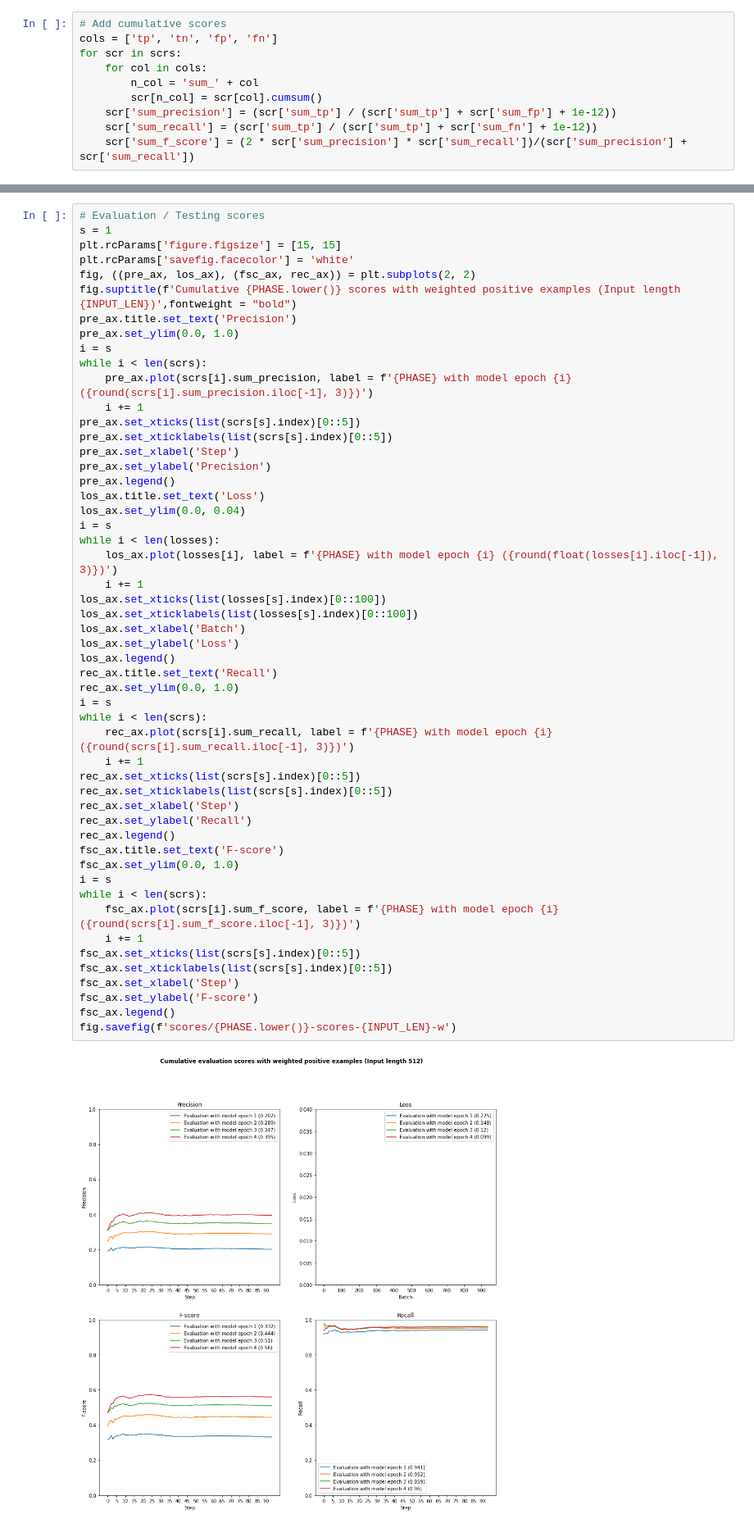
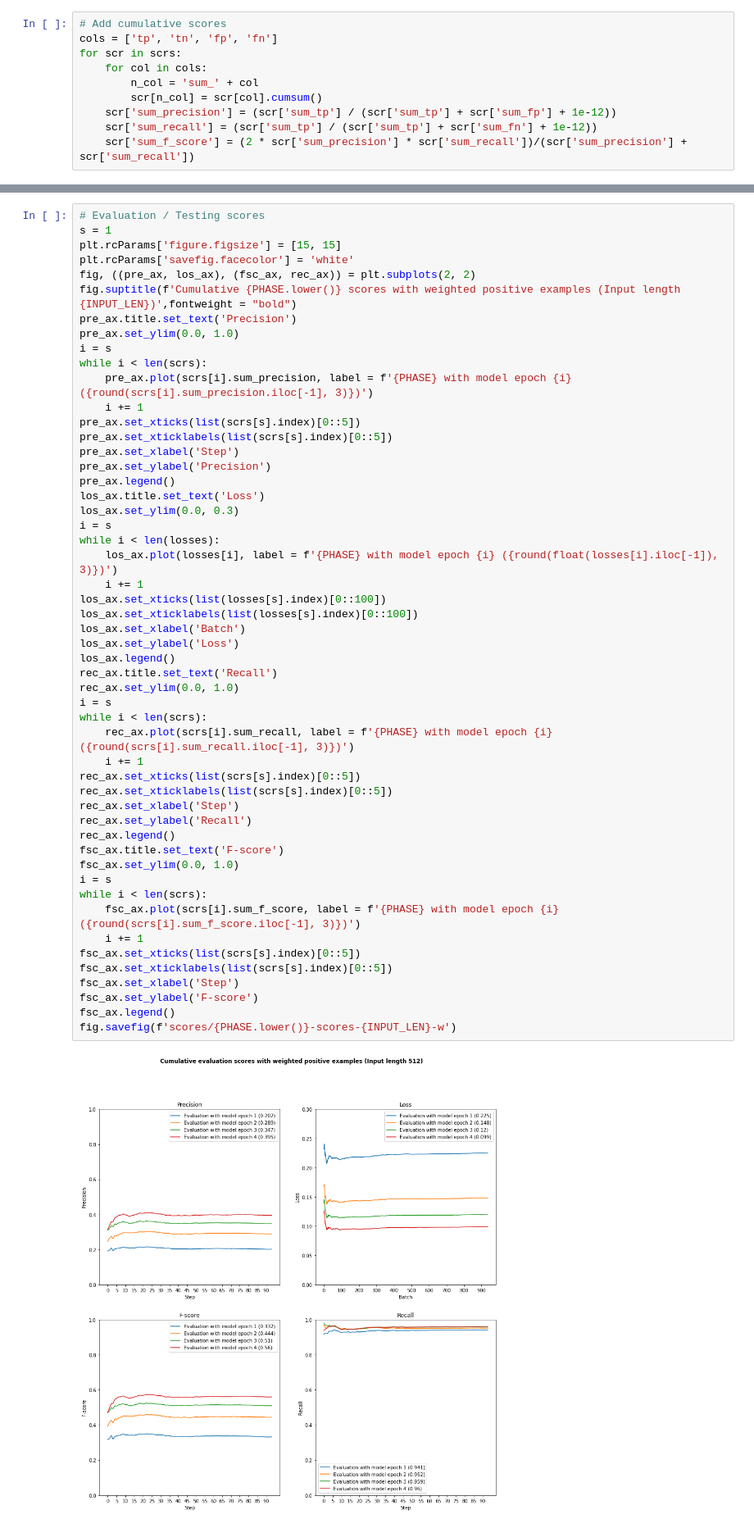
Before and after one commit to apndx/ReutersDocLabeler, a Jupyter notebook: notebooks/display-scores.ipynb, the cells around one changed output, grey strips where cells are left out. Shown at 82% size. Drawn from its saved outputs; the diff is of its cells as text.

```diff
--- a/notebooks/display-scores.ipynb
+++ b/notebooks/display-scores.ipynb
@@ -135,38 +135,38 @@ pre_ax.set_xlabel('Step')
 pre_ax.set_ylabel('Precision')
 pre_ax.legend()
 los_ax.title.set_text('Loss')
-los_ax.set_ylim(0.0, 0.04)
+los_ax.set_ylim(0.0, 0.3)
 i = s
 while i < len(losses):
     los_ax.plot(losses[i], label = f'{PHASE} with model epoch {i} ({round(float(losses[i].iloc[-1]), 3)})')
     i += 1
 los_ax.set_xticks(list(losses[s].index)[0::100])
 los_ax.set_xticklabels(list(losses[s].index)[0::100])
 los_ax.set_xlabel('Batch')
 los_ax.set_ylabel('Loss')
 los_ax.legend()
 rec_ax.title.set_text('Recall')
 rec_ax.set_ylim(0.0, 1.0)
 i = s
 while i < len(scrs):
     rec_ax.plot(scrs[i].sum_recall, label = f'{PHASE} with model epoch {i} ({round(scrs[i].sum_recall.iloc[-1], 3)})')
     i += 1
 rec_ax.set_xticks(list(scrs[s].index)[0::5])
 rec_ax.set_xticklabels(list(scrs[s].index)[0::5])
 rec_ax.set_xlabel('Step')
 rec_ax.set_ylabel('Recall')
 rec_ax.legend()
 fsc_ax.title.set_text('F-score')
 fsc_ax.set_ylim(0.0, 1.0)
 i = s
 while i < len(scrs):
     fsc_ax.plot(scrs[i].sum_f_score, label = f'{PHASE} with model epoch {i} ({round(scrs[i].sum_f_score.iloc[-1], 3)})')
     i += 1
 fsc_ax.set_xticks(list(scrs[s].index)[0::5])
 fsc_ax.set_xticklabels(list(scrs[s].index)[0::5])
 fsc_ax.set_xlabel('Step')
 fsc_ax.set_ylabel('F-score')
 fsc_ax.legend()
 fig.savefig(f'scores/{PHASE.lower()}-scores-{INPUT_LEN}-w')
 # %% [output]
-[figure, old version]
+[figure, new version]
```
Also changed, not shown: 1 other file.
